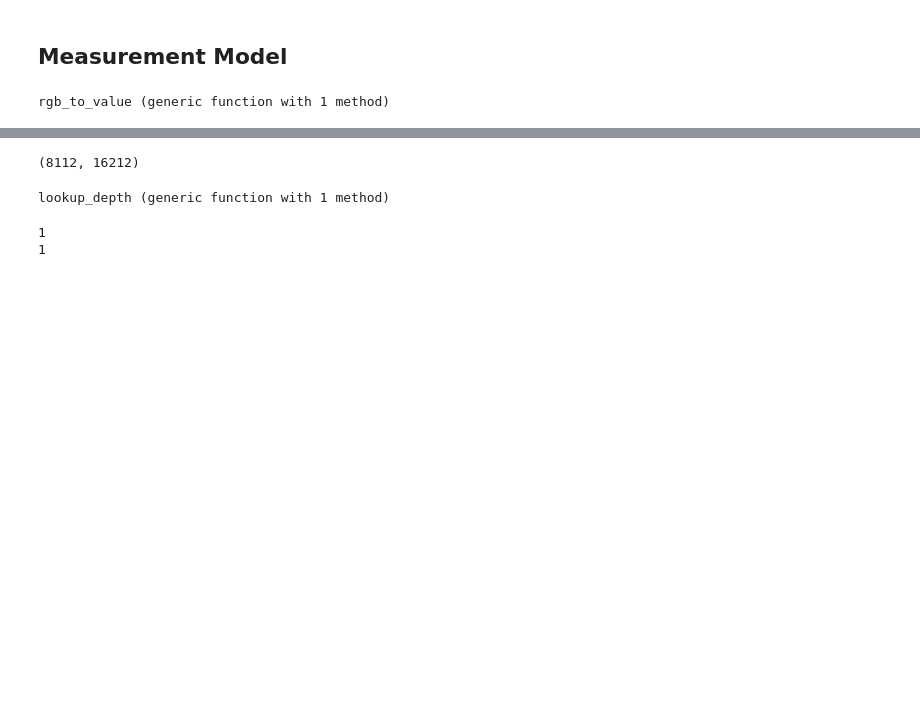
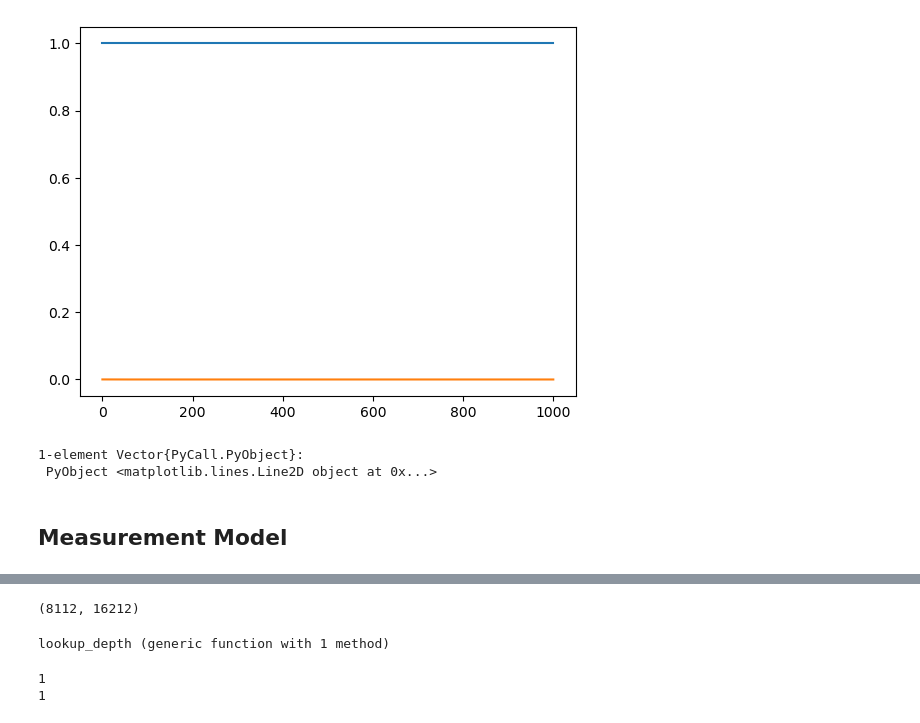
Before and after one commit to AmyPhung/GPUParticleFilter.jl, a Jupyter notebook: main.ipynb, the cells around one changed output, grey strips where cells are left out. Drawn from its saved outputs; the diff is of its cells as text; code cells hidden in the pictures; blank space fills up the shorter version.

```diff
--- a/main.ipynb
+++ b/main.ipynb
@@ -121,5 +288,9 @@ plot(xs, ys)
 # %%
-plot(in_thruster)
-plot!(in_rudder)
+PyPlot.plot(in_thruster)
+PyPlot.plot(in_rudder)
+# %% [output]
+[figure, added]
+1-element Vector{PyCall.PyObject}:
+ PyObject <matplotlib.lines.Line2D object at 0x...>
 # %%
 # plot(xs[1:100], ys[1:100])
@@ -130,52 +301,2 @@ plot!(ys)
 # %% [markdown]
 ## Measurement Model
-# %%
-# # using GDAL, GeoArrays
-
-# Open the GeoTIFF file
-filename = "/home/amy/final_project_18337/PuertoRico_SouthWest_Color.tif"
-img = load(filename)
-
-
-
-# using GeoArrays
-
-# filename = "/home/amy/final_project_18337/PuertoRico_SouthWest_Color.tif"
-# geoarray = GeoArrays.read(filename)
-
-# # # Define the latitude and longitude values
-# # lat = 42.0
-# # lon = -73.0
-
-# # # Get the transformation matrix from geographic to pixel coordinates
-# # geo_transform = dataset.geo_transform
-# # inv_geo_transform = inv(geo_transform)
-
-# # # Calculate the pixel coordinates for the given lat/lon values
-# # pixel_coords = floor.(Int, inv_geo_transform * (lon, lat, 1))
-
-# # # Look up the pixel value
-# # band = dataset["Band_1"]
-# # pixel_value = band[pixel_coords[2], pixel_coords[1]]
-
-# # Close the dataset
-# GDAL.close(dataset)
-
-# using GDAL
-
-# # Open the GeoTIFF file
-# filename = "/home/amy/final_project_18337/PuertoRico_SouthWest_Color.tif"
-# dataset = GDAL.Dataset(filename)
-
-# Define a function to convert an RGB color to a value in the range of 0 to 30
-
-function rgb_to_value(rgb_color::RGB{N0f8})
-    # Interpolate between blue and red based on the green component
-    green_component = green(rgb_color)
-    value = 30-30 * (1 - green_component)
-
-    # Return the value
-    return value
-end
-# %% [output]
-rgb_to_value (generic function with 1 method)
```
Also changed, not shown: parts of 40 cells of this notebook, 2 other files.
